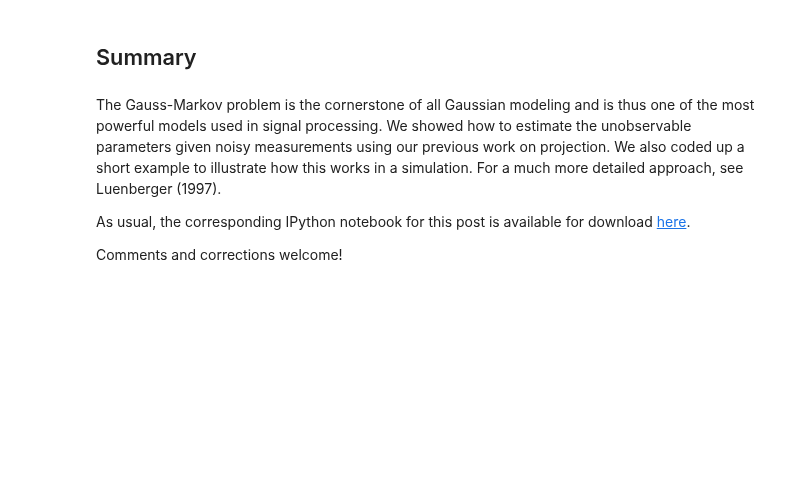
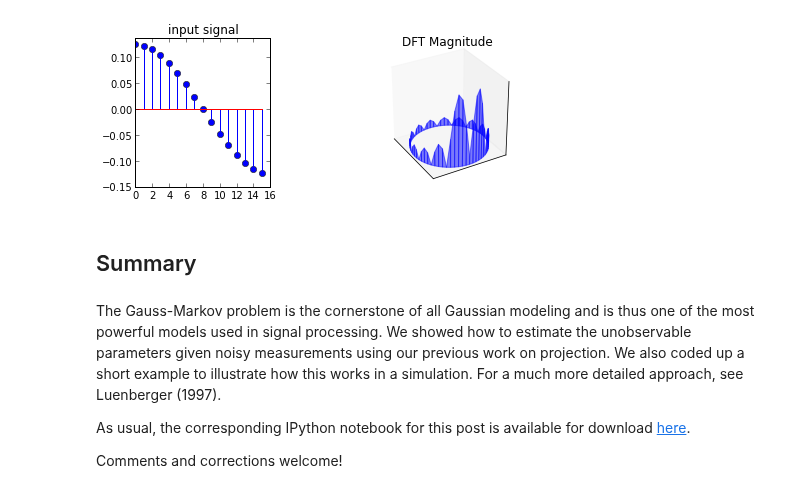
Before and after one commit to unpingco/Python-for-Signal-Processing, a Jupyter notebook: Fourier_Transform.ipynb, the cells around one changed output. Saved outputs shown, nothing was run; the diff lists cells and outputs as text; code cells hidden in the pictures; blank space fills up the shorter version.

```diff
--- a/Fourier_Transform.ipynb
+++ b/Fourier_Transform.ipynb
@@ -100,3 +130,32 @@ plt.show()
+# %%
+def drawInOut(d,v):
+
+    fig = plt.figure()
+    fig.set_size_inches(8,8)
+
+    gs = gridspec.GridSpec(1, 2,
+                           width_ratios=[1,2],
+                           height_ratios=[1,2],
+                           )
+    #gs.update(left=0.05, right=0.48, wspace=0.5)
+
+    ax1 = plt.subplot(gs[0])
+    ax2 = plt.subplot(gs[1],projection='3d')
+
+    #ax = fig.add_subplot(1,2,2)
+    ax1.stem(arange(len(v)),v)
+    ax1.set_ylim(ymax = v.max()*1.1)
+    ax1.set_title('input signal')
+
+    #ax = fig.add_subplot(1,2,1, projection='3d')
+    ax2.set_title('DFT Magnitude')
+    drawDFTView(d,ax2)
+# %%
+v = U[:,2].real
+d=vstack([cos(a),sin(a),array(abs(U.H*v)).flatten()]).T
+drawInOut(d,v)
+# %% [output]
+[figure, added]
 # %% [markdown]
 ## Summary
 # %% [markdown]
```
Also changed, not shown: parts of 5 cells of this notebook.
